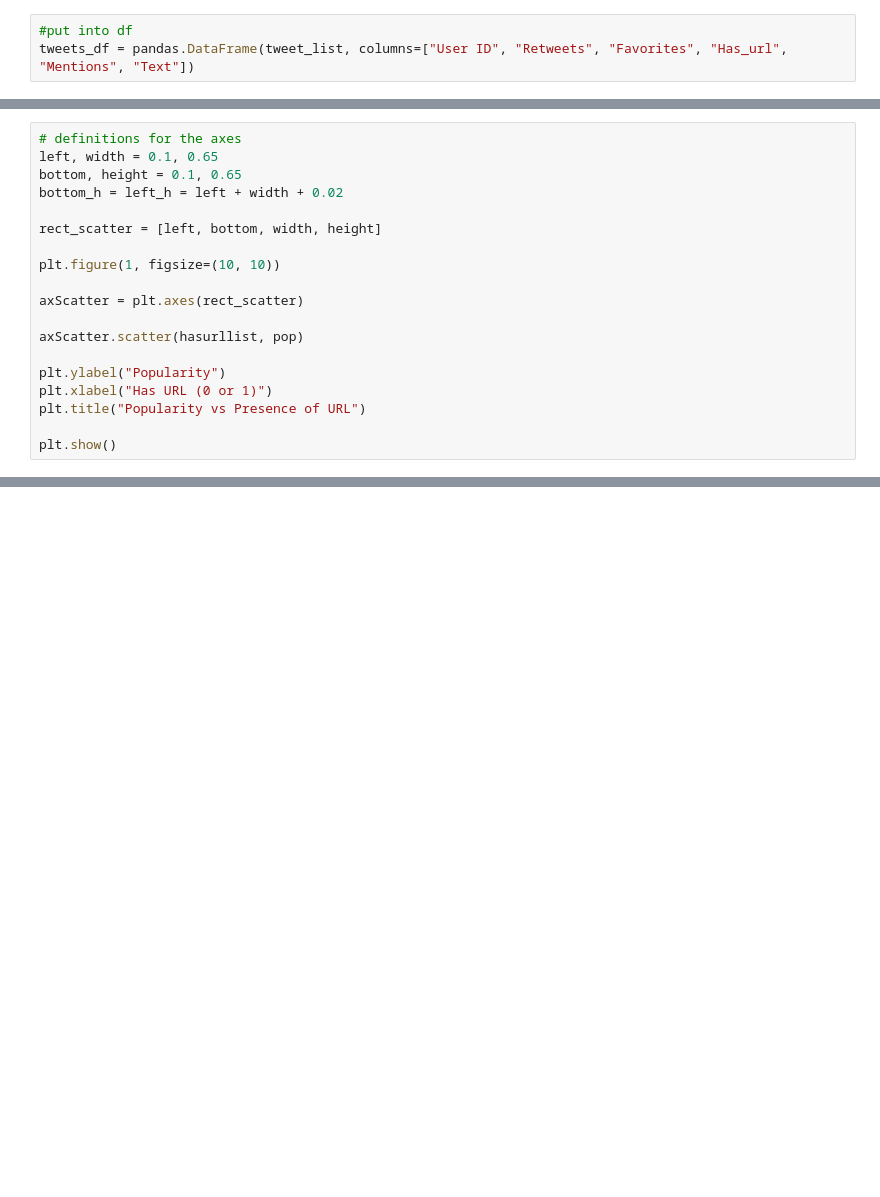
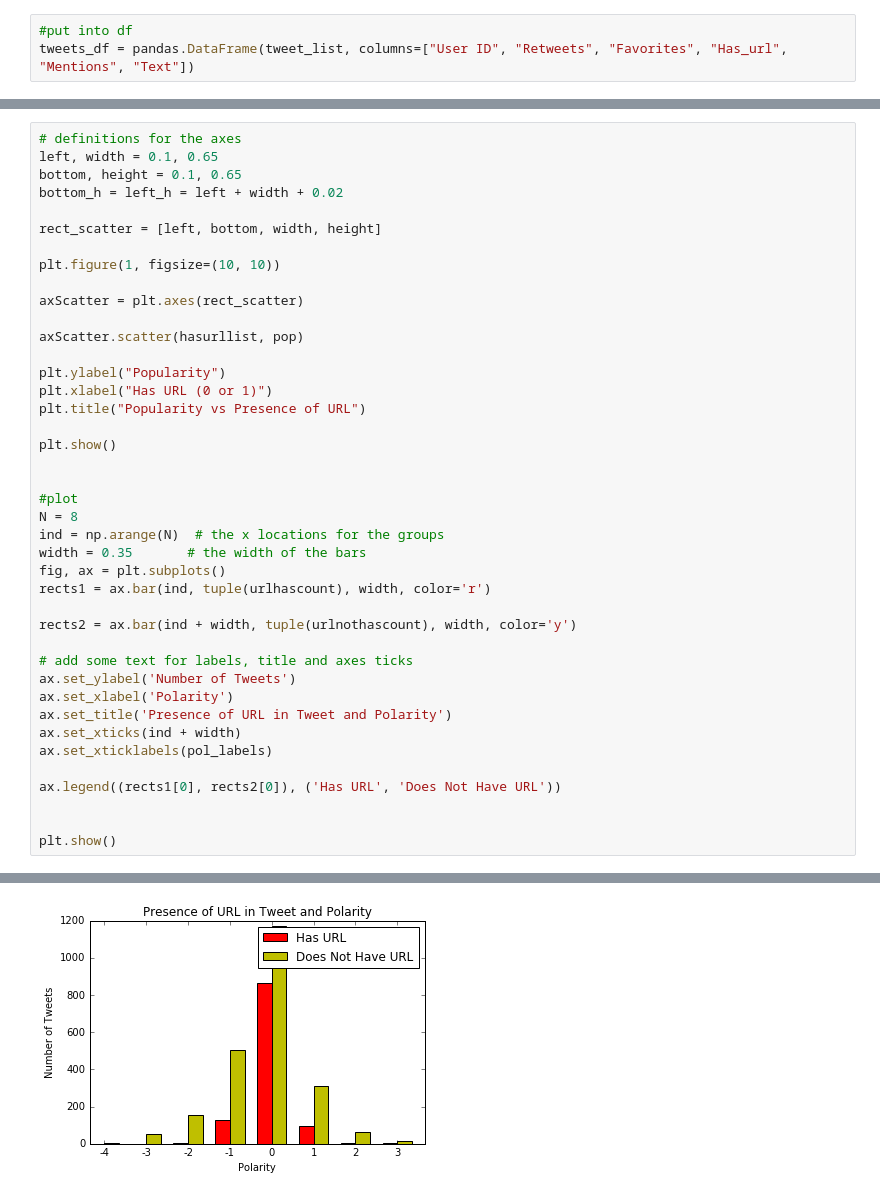
Before and after one commit to MinyingLu/Twitter-sentiment-analysis, a Jupyter notebook: Get Tweets.ipynb, the cells around one changed output, grey strips where cells are left out. Drawn from its saved outputs; the diff is of its cells as text; blank space fills up the shorter version.

```diff
--- a/Get Tweets.ipynb
+++ b/Get Tweets.ipynb
@@ -233,21 +289,44 @@ plt.show()
 # %%
 # definitions for the axes
 left, width = 0.1, 0.65
 bottom, height = 0.1, 0.65
 bottom_h = left_h = left + width + 0.02
 
 rect_scatter = [left, bottom, width, height]
 
 plt.figure(1, figsize=(10, 10))
 
 axScatter = plt.axes(rect_scatter)
 
 axScatter.scatter(hasurllist, pop)
 
 plt.ylabel("Popularity")
 plt.xlabel("Has URL (0 or 1)")
 plt.title("Popularity vs Presence of URL")
 
 plt.show()
+
+
+#plot
+N = 8
+ind = np.arange(N)  # the x locations for the groups
+width = 0.35       # the width of the bars
+fig, ax = plt.subplots()
+rects1 = ax.bar(ind, tuple(urlhascount), width, color='r')
+
+rects2 = ax.bar(ind + width, tuple(urlnothascount), width, color='y')
+
+# add some text for labels, title and axes ticks
+ax.set_ylabel('Number of Tweets')
+ax.set_xlabel('Polarity')
+ax.set_title('Presence of URL in Tweet and Polarity')
+ax.set_xticks(ind + width)
+ax.set_xticklabels(pol_labels)
+
+ax.legend((rects1[0], rects2[0]), ('Has URL', 'Does Not Have URL'))
+
+
+plt.show()
 # %% [output]
 [figure]
+[figure, added]
```
Also changed, not shown: parts of 3 cells of this notebook.
